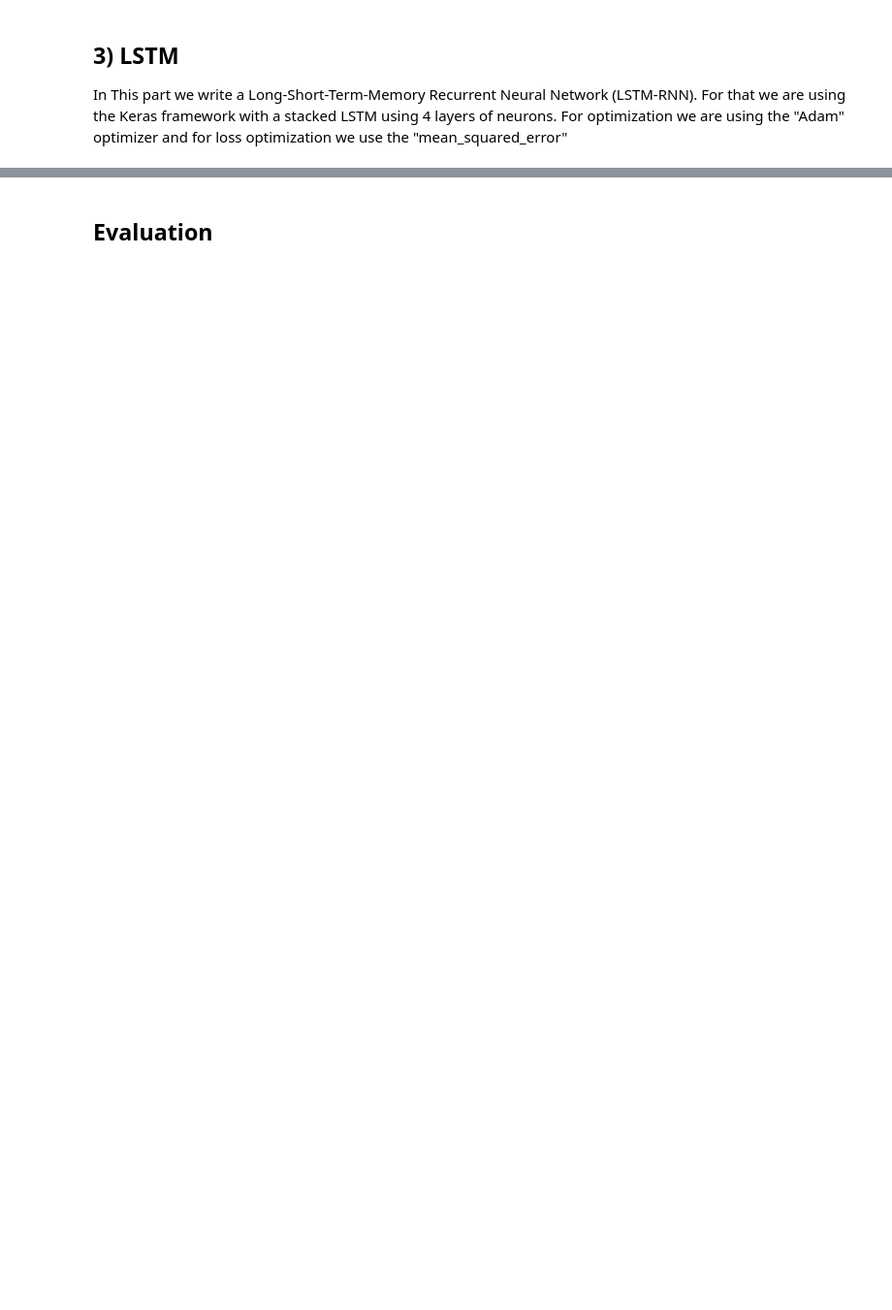
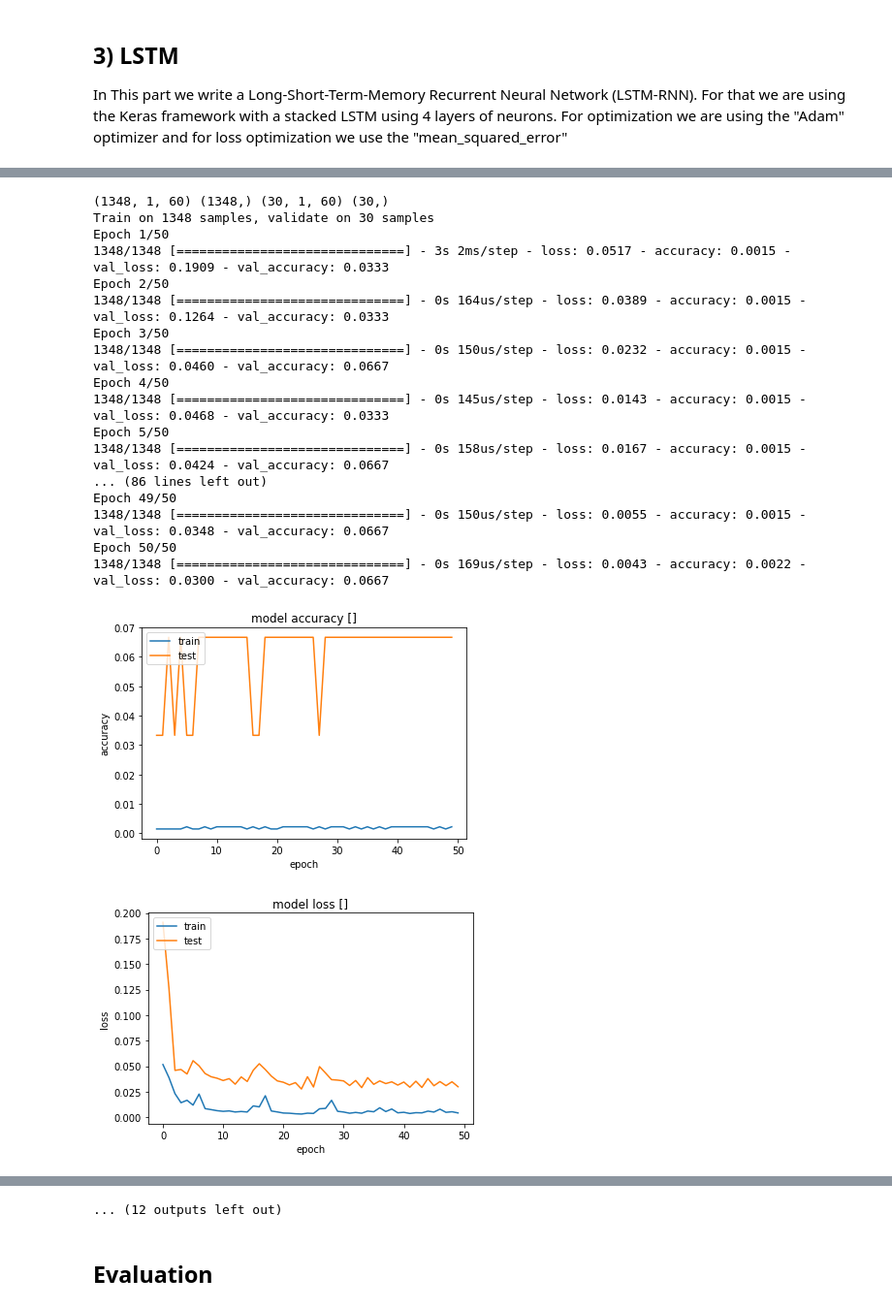
Before and after one commit to y4m4rx/appliedDataScienceProject, a Jupyter notebook: sezi/Combine.ipynb, the cells around one changed output, grey strips where cells are left out. Shown at 97% size. Saved outputs shown, nothing was run; the diff lists cells and outputs as text; code cells hidden in the pictures; blank space fills up the shorter version.

```diff
--- a/sezi/Combine.ipynb
+++ b/sezi/Combine.ipynb
@@ -742,0 +666,16 @@ plt.show()
+# %%
+warnings.filterwarnings("ignore")
+
+best_order_sarima = hyperparameter_tuning("SARIMA", df_transformed['ts_moving_avg'], range(1,3), range(0,2), range(6,8))
+best_order_arima = hyperparameter_tuning("ARIMA", df_transformed['ts_moving_avg'], range(1,3), range(0,2), range(6,8))
+
+for time in prediction_time:
+    predSarima = forecast_sarima(df_transformed['ts_moving_avg_diff'][:-time], time, best_order_sarima['order'], 12)
+    predSarima = detrasnform_residual(predSarima, df_transformed['ts_moving_avg'][-time:])
+    result_sarima = plot_pred(df_transformed["Price"][-time:].values, predSarima.values, "Sarima")
+    model_result["SARIMAX-t+"str(time)] = [result_sarima['test'], result_sarima['pred']]
+
+    predArima = forecast_arima(df_transformed['ts_moving_avg_diff'][:-time], time,  best_order_arima['order'])
+    predArima = detrasnform_residual(predArima, df_transformed['ts_moving_avg'][-time:])
+    result_arima = plot_pred(df_transformed["Price"][-time:].values, predArima.values, "Arima")
+    model_result["ARIMA-t+"str(time)] = [result_arima['test'], result_arima['pred']]
@@ -778,4 +752,4 @@ def fit_prophet(df_prophet, periods, change_point):
     model.plot(forecast,uncertainty=True)
     model.plot_components(forecast)
     plt.show()
-    return forecast[['ds', 'yhat']]
+    return forecast['yhat']
@@ -789,3 +755,0 @@ def fit_prophet(df_prophet, periods, change_point):
-# %%
-#hyperparameter_tuning_prophet(df_prophet, change_points, 30)
-result_prophet = fit_prophet(df_prophet[:-30], 30, 0.2)
@@ -803,3 +756,9 @@ result_prophet = fit_prophet(df_prophet[:-30], 30, 0.2)
+# %%
+hyperparameter_tuning_prophet(df_prophet, change_points, 30)
+
+for time in prediction_time:
+    result_prophet = fit_prophet(df_prophet[:-time], time, 0.2)
+    model_result["FB Prophet-t+"+str(time)] = [df_data["Price"][-time:],result_prophet['yhat'][-time:]]
 # %% [markdown]
 ## 3) LSTM
 In This part we write a Long-Short-Term-Memory Recurrent Neural Network (LSTM-RNN).
@@ -986,0 +898,30 @@ Naive: 229.52
+# %%
+for time in prediction_time:
+    actual,prediction = lstm(df_data.copy(), pred_time=time)
+    #info="Forecasting "+str(time)+" Day Testing it on 30 Days by using 60 Days of past data"
+    model_result["LSTM-t+"+str(time)] = [actual,prediction[0]]
+
+for time in prediction_time:
+    #info="Add Extra Features in Forecasting "+str(time)+" Day Testing it on 30 Days by using 60 Days of past data"
+    actual,prediction = lstm(df_data.copy(), pred_time=time, features = selected_feature)
+    model_result["LSTM-t+"+str(time)+" - Extra Var"] = [actual,prediction[0]]
+# %% [output]
+(1348, 1, 60) (1348,) (30, 1, 60) (30,)
+Train on 1348 samples, validate on 30 samples
+Epoch 1/50
+1348/1348 [==============================] - 3s 2ms/step - loss: 0.0517 - accuracy: 0.0015 - val_loss: 0.1909 - val_accuracy: 0.0333
+Epoch 2/50
+1348/1348 [==============================] - 0s 164us/step - loss: 0.0389 - accuracy: 0.0015 - val_loss: 0.1264 - val_accuracy: 0.0333
+Epoch 3/50
+1348/1348 [==============================] - 0s 150us/step - loss: 0.0232 - accuracy: 0.0015 - val_loss: 0.0460 - val_accuracy: 0.0667
+Epoch 4/50
+1348/1348 [==============================] - 0s 145us/step - loss: 0.0143 - accuracy: 0.0015 - val_loss: 0.0468 - val_accuracy: 0.0333
+Epoch 5/50
+1348/1348 [==============================] - 0s 158us/step - loss: 0.0167 - accuracy: 0.0015 - val_loss: 0.0424 - val_accuracy: 0.0667
+... (86 lines left out)
+Epoch 49/50
+1348/1348 [==============================] - 0s 150us/step - loss: 0.0055 - accuracy: 0.0015 - val_loss: 0.0348 - val_accuracy: 0.0667
+Epoch 50/50
+1348/1348 [==============================] - 0s 169us/step - loss: 0.0043 - accuracy: 0.0022 - val_loss: 0.0300 - val_accuracy: 0.0667
+[figure, added]
+[figure, added]
@@ -987,3 +969,4 @@ Naive: 229.52
+... (12 outputs left out)
 # %% [markdown]
 ## Evaluation
 # %%
```
Also changed, not shown: parts of 26 cells of this notebook.
